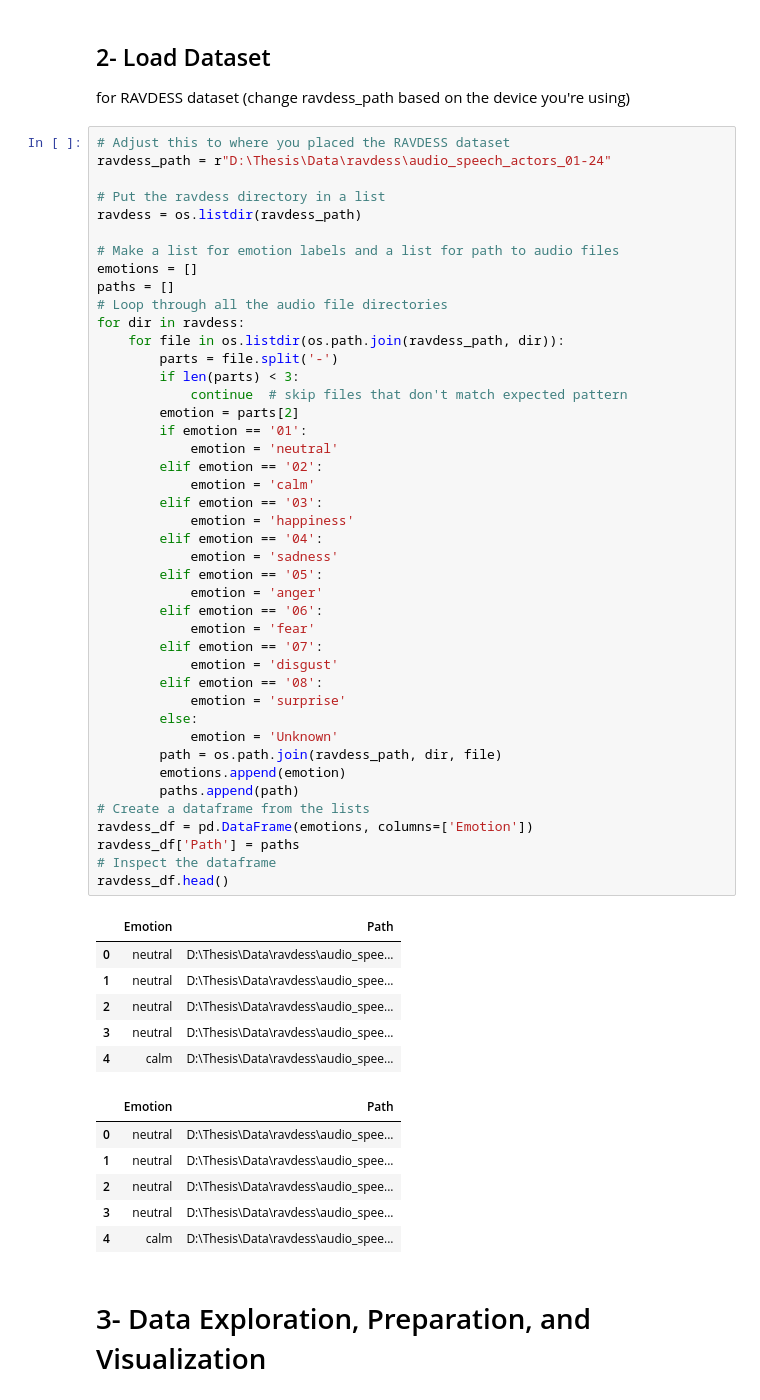
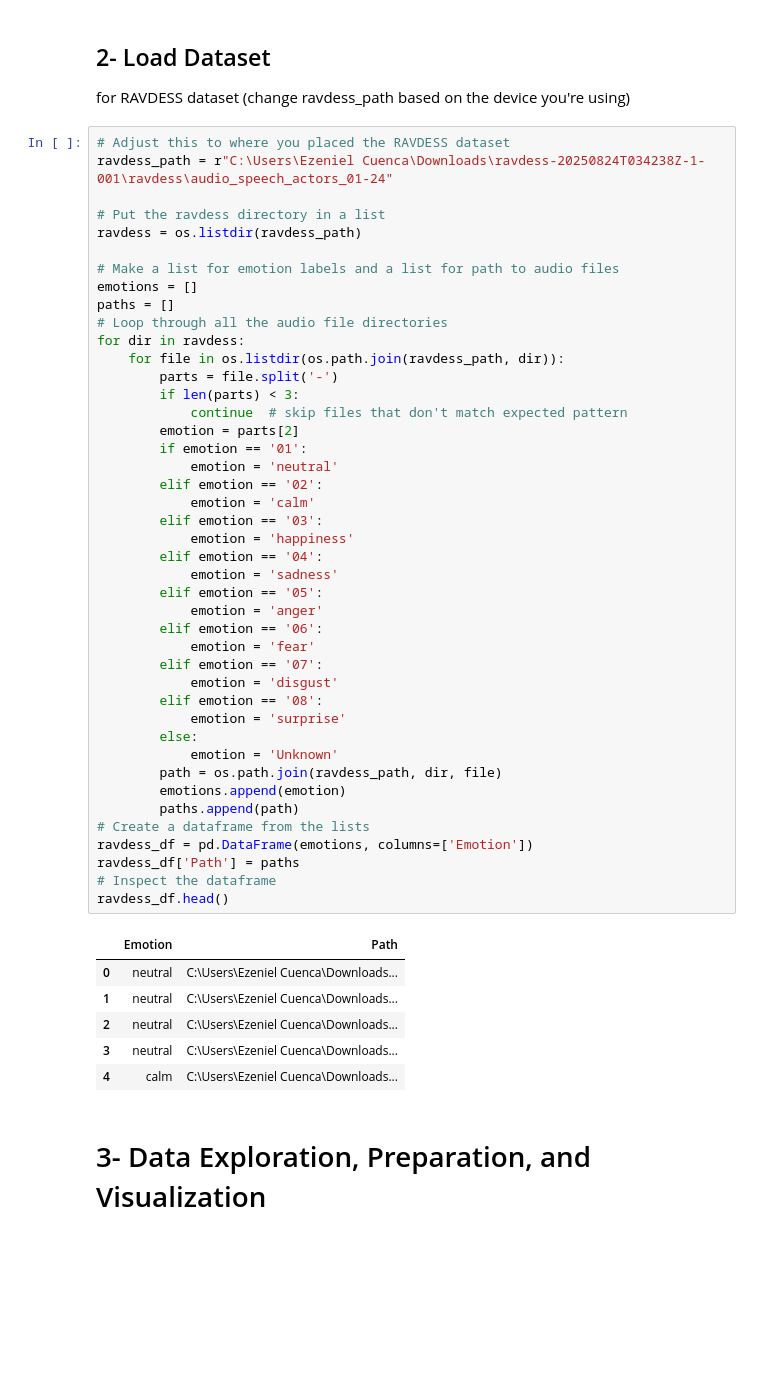
Before and after one commit to mendozaaleksy/THESIS-SER, a Jupyter notebook: notebooks/basestudy.ipynb, the cells around one changed output. Cells and saved outputs as stored; diff of their text form; blank space fills up the shorter version.

```diff
--- a/notebooks/basestudy.ipynb
+++ b/notebooks/basestudy.ipynb
@@ -35,7 +35,7 @@ for RAVDESS dataset
 (change ravdess_path based on the device you're using)
 # %%
 # Adjust this to where you placed the RAVDESS dataset
-ravdess_path = r"D:\Thesis\Data\ravdess\audio_speech_actors_01-24"
+ravdess_path = r"C:\Users\Ezeniel Cuenca\Downloads\ravdess-20250824T034238Z-1-001\ravdess\audio_speech_actors_01-24"
 
 # Put the ravdess directory in a list
 ravdess = os.listdir(ravdess_path)
@@ -51,44 +51,38 @@ for dir in ravdess:
             continue  # skip files that don't match expected pattern
         emotion = parts[2]
         if emotion == '01':
             emotion = 'neutral'
         elif emotion == '02':
             emotion = 'calm'
         elif emotion == '03':
             emotion = 'happiness'
         elif emotion == '04':
             emotion = 'sadness'
         elif emotion == '05':
             emotion = 'anger'
         elif emotion == '06':
             emotion = 'fear'
         elif emotion == '07':
             emotion = 'disgust'
         elif emotion == '08':
             emotion = 'surprise'
         else:
             emotion = 'Unknown'
         path = os.path.join(ravdess_path, dir, file)
         emotions.append(emotion)
         paths.append(path)
 # Create a dataframe from the lists
 ravdess_df = pd.DataFrame(emotions, columns=['Emotion'])
 ravdess_df['Path'] = paths
 # Inspect the dataframe
 ravdess_df.head()
 # %% [output]
 |  | Emotion | Path |
-| 0 | neutral | D:\Thesis\Data\ravdess\audio_spee... |
-| 1 | neutral | D:\Thesis\Data\ravdess\audio_spee... |
-| 2 | neutral | D:\Thesis\Data\ravdess\audio_spee... |
-| 3 | neutral | D:\Thesis\Data\ravdess\audio_spee... |
-| 4 | calm | D:\Thesis\Data\ravdess\audio_spee... |
+| 0 | neutral | C:\Users\Ezeniel Cuenca\Downloads... |
+| 1 | neutral | C:\Users\Ezeniel Cuenca\Downloads... |
+| 2 | neutral | C:\Users\Ezeniel Cuenca\Downloads... |
+| 3 | neutral | C:\Users\Ezeniel Cuenca\Downloads... |
+| 4 | calm | C:\Users\Ezeniel Cuenca\Downloads... |
-|  | Emotion | Path |
-| 0 | neutral | D:\Thesis\Data\ravdess\audio_spee... |
-| 1 | neutral | D:\Thesis\Data\ravdess\audio_spee... |
-| 2 | neutral | D:\Thesis\Data\ravdess\audio_spee... |
-| 3 | neutral | D:\Thesis\Data\ravdess\audio_spee... |
-| 4 | calm | D:\Thesis\Data\ravdess\audio_spee... |
 # %% [markdown]
 # 3- Data Exploration, Preparation, and Visualization
 # %%
```
Also changed, not shown: parts of 10 cells of this notebook, 5 other files.
